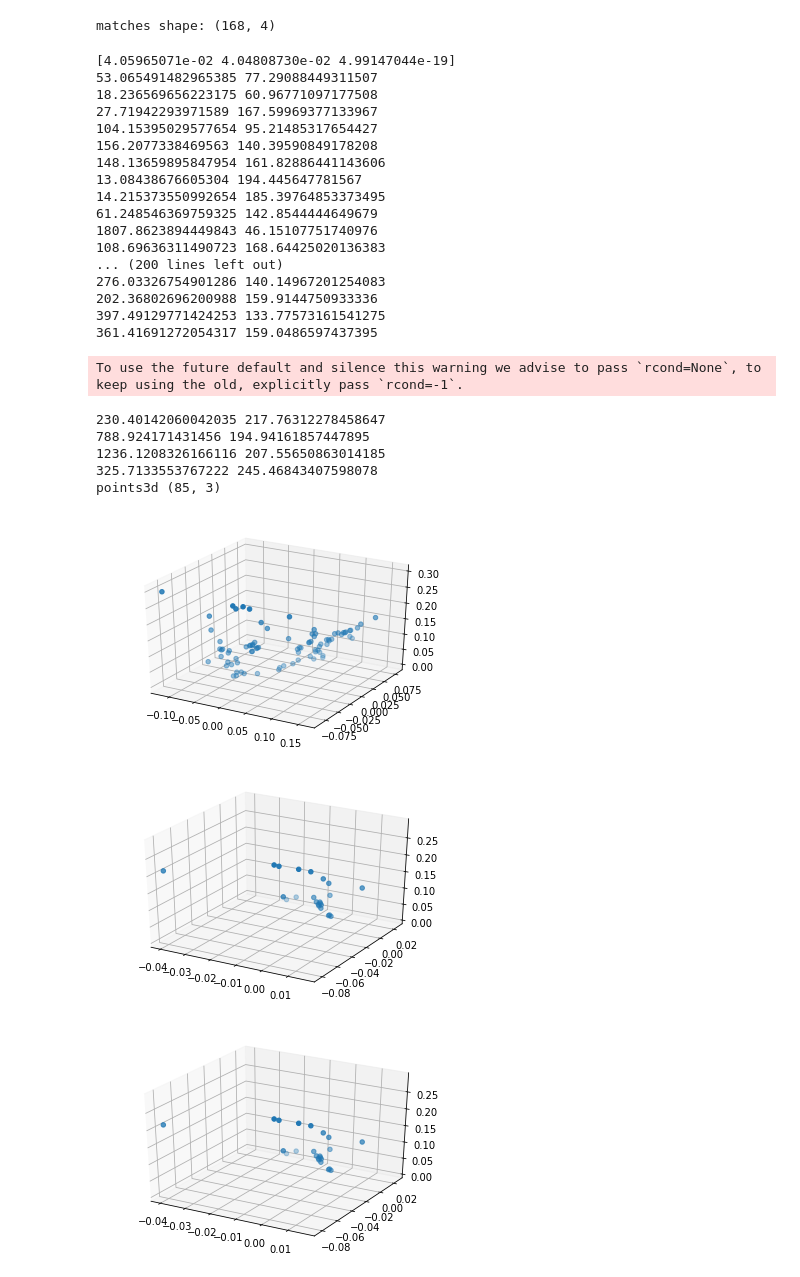
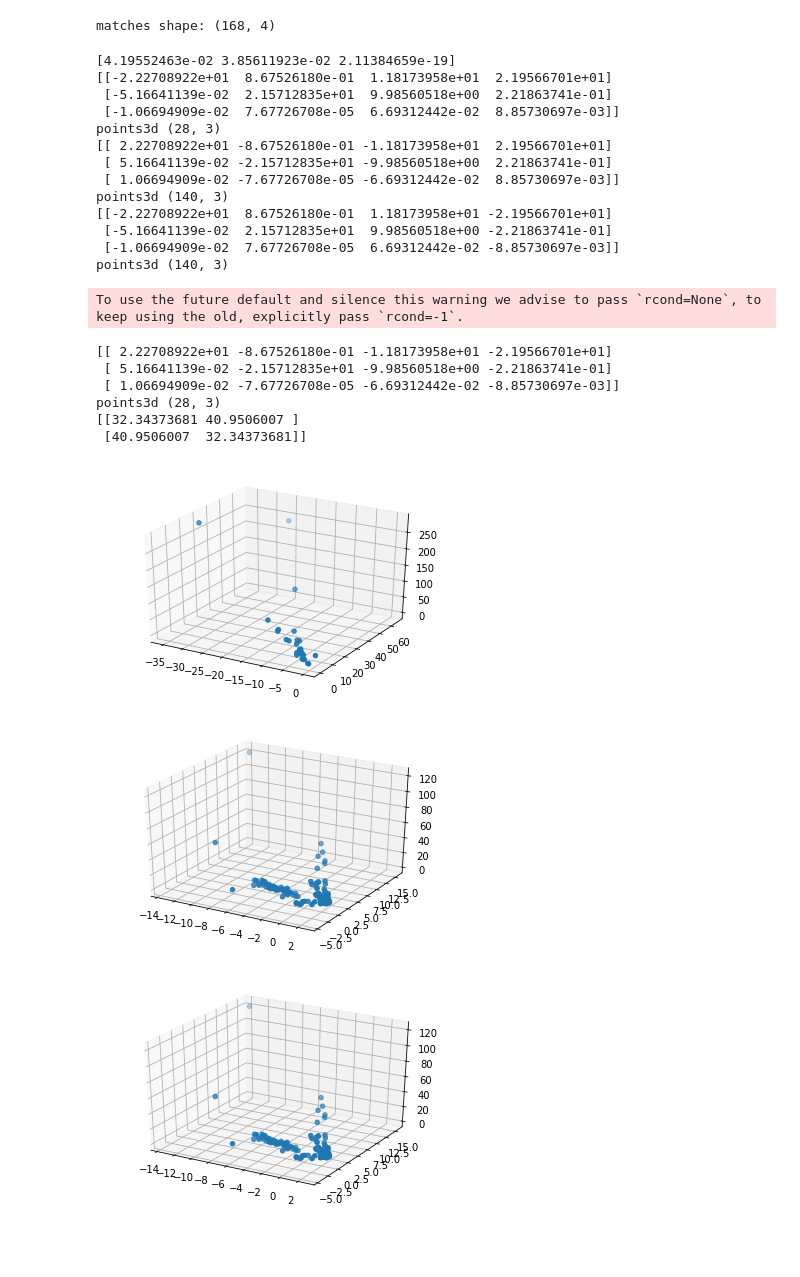
Before and after one commit to jyurtsever/hw4_cs280, a Jupyter notebook: reconstruct_3d.ipynb, the cells around one changed output. Drawn from its saved outputs; the diff is of its cells as text; code cells hidden in the pictures; blank space fills up the shorter version.

```diff
--- a/reconstruct_3d.ipynb
+++ b/reconstruct_3d.ipynb
@@ -73,7 +73,7 @@ def fundamental_matrix(matches):
          set1[:, 1],
          np.ones(set1[:, 0].shape)], axis=1)
     U, s, Vh = np.linalg.svd(A)
-    F_star = Vh[-1].reshape(3, 3)
+    F_star = Vh[-1].reshape(3, 3).T
     U, s, Vh = np.linalg.svd(F_star)
     s[2] = 0
     return T_2.T @ U @ np.diag(s) @ Vh @ T_1
@@ -122,8 +122,8 @@ def find_rotation_translation(E):
     print(Sigma)
     #the two singular values should be the SAME
     R90_St_R = Vh
-    R90t = np.array([[0, 1, 0],
-                     [-1, 0, 0],
+    R90t = np.array([[0, -1, 0],
+                     [1, 0, 0],
                      [0, 0, 1]])
     R = S @ R90t.T @ R90_St_R
 
@@ -157,11 +157,11 @@ def find_3d_points(matches, P1, P2):
 
         err1 = np.linalg.norm(x1_p - x1)
         err2 = np.linalg.norm(x2_p - x2)
-        #print(err2)
+        #print(x1, x1_p, x2, x2_p)
 
         if (X[2] < 0):
             return None
-        print(err1, err2)
+        #print(err1, err2)
         return X, (err1 + err2)/2
 
     Xs = []
@@ -186,60 +186,56 @@ F = fundamental_matrix(matches)
 
 #calculate the ESSENTIAL matrix from the FUNDAMENTAL matrix
 E = K2.T @ F @ K1
 
 # R : cell array with the possible rotation matrices of second camera
 # t : cell array of the possible translation vectors of second camera
-R, t = find_rotation_translation(E)
+t, R = find_rotation_translation(E)
 
 #P1: P matrix for camera 1
 #P2 is calculated on the fly since there are multiple possibilities
 P1 = K1 @ np.array([[1, 0, 0, 0],
                     [0, 1, 0, 0],
                     [0, 0, 1, 0]])
 
 # % the number of points in front of the image planes for all combinations
 num_points = np.zeros((len(t), len(R)))
 # % the reconstruction error for all combinations
 errs = np.full((len(t), len(R)), np.inf)
 
 for ti in range(len(t)):
     t2 = t[ti]
     for ri in range(len(R)):
         R2 = R[ri]
-        P2 = K2 @ np.append(R2.reshape(R2.shape[0], 1), t2, axis=1)
+        P2 = K2 @ np.column_stack((R2, t2))
+        print(P2)
         points_3d,  errs[ti, ri] = find_3d_points(matches, P1, P2)
         print("points3d", points_3d.shape)
         fig = plt.figure()
         ax = fig.add_subplot(111, projection='3d')
         ax.scatter(points_3d[:, 0], points_3d[:, 1], zs=points_3d[:, 2])
-#         Z1 = points_3d[:, 2] #not sure if this should be 2 -sherman
-#         Z2 = R2[3, :]@points_3d.T + t2[3]
-#         Z2 = Z2.T
         num_points[ti, ri] = points_3d.shape[0]
+print(errs)
 # %% [output]
-[4.05965071e-02 4.04808730e-02 4.99147044e-19]
-53.065491482965385 77.29088449311507
-18.236569656223175 60.96771097177508
-27.71942293971589 167.59969377133967
-104.15395029577654 95.21485317654427
-156.2077338469563 140.39590849178208
-148.13659895847954 161.82886441143606
-13.08438676605304 194.445647781567
-14.215373550992654 185.39764853373495
-61.248546369759325 142.8544444649679
-1807.8623894449843 46.15107751740976
-108.69636311490723 168.64425020136383
-... (200 lines left out)
-276.03326754901286 140.14967201254083
-202.36802696200988 159.9144750933336
-397.49129771424253 133.77573161541275
-361.41691272054317 159.0486597437395
+[4.19552463e-02 3.85611923e-02 2.11384659e-19]
+[[-2.22708922e+01  8.67526180e-01  1.18173958e+01  2.19566701e+01]
+ [-5.16641139e-02  2.15712835e+01  9.98560518e+00  2.21863741e-01]
+ [-1.06694909e-02  7.67726708e-05  6.69312442e-02  8.85730697e-03]]
+points3d (28, 3)
+[[ 2.22708922e+01 -8.67526180e-01 -1.18173958e+01  2.19566701e+01]
+ [ 5.16641139e-02 -2.15712835e+01 -9.98560518e+00  2.21863741e-01]
+ [ 1.06694909e-02 -7.67726708e-05 -6.69312442e-02  8.85730697e-03]]
+points3d (140, 3)
+[[-2.22708922e+01  8.67526180e-01  1.18173958e+01 -2.19566701e+01]
+ [-5.16641139e-02  2.15712835e+01  9.98560518e+00 -2.21863741e-01]
+ [-1.06694909e-02  7.67726708e-05  6.69312442e-02 -8.85730697e-03]]
+points3d (140, 3)
 To use the future default and silence this warning we advise to pass `rcond=None`, to keep using the old, explicitly pass `rcond=-1`.
-230.40142060042035 217.76312278458647
-788.924171431456 194.94161857447895
-1236.1208326166116 207.55650863014185
-325.7133553767222 245.46843407598078
-points3d (85, 3)
+[[ 2.22708922e+01 -8.67526180e-01 -1.18173958e+01 -2.19566701e+01]
+ [ 5.16641139e-02 -2.15712835e+01 -9.98560518e+00 -2.21863741e-01]
+ [ 1.06694909e-02 -7.67726708e-05 -6.69312442e-02 -8.85730697e-03]]
+points3d (28, 3)
+[[32.34373681 40.9506007 ]
+ [40.9506007  32.34373681]]
-[figure, old version]
+[figure, new version]
-[figure, old version]
+[figure, new version]
-[figure, old version]
+[figure, new version]
```
Also changed, not shown: parts of 1 cell of this notebook.
